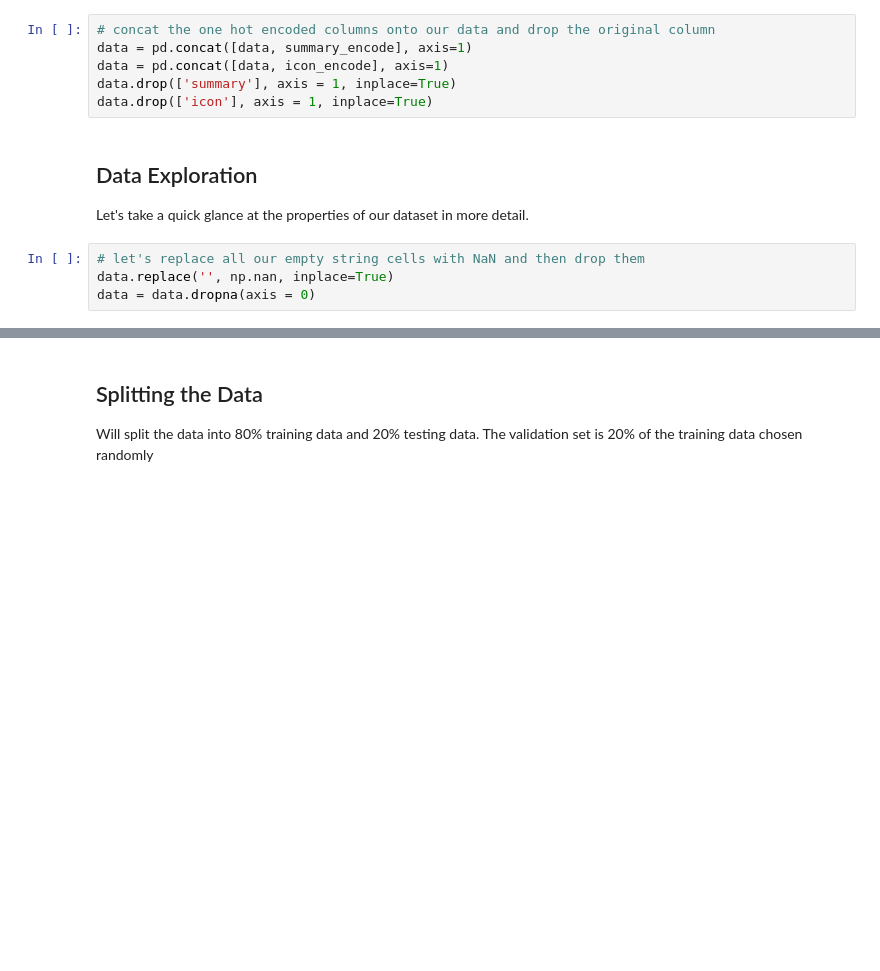
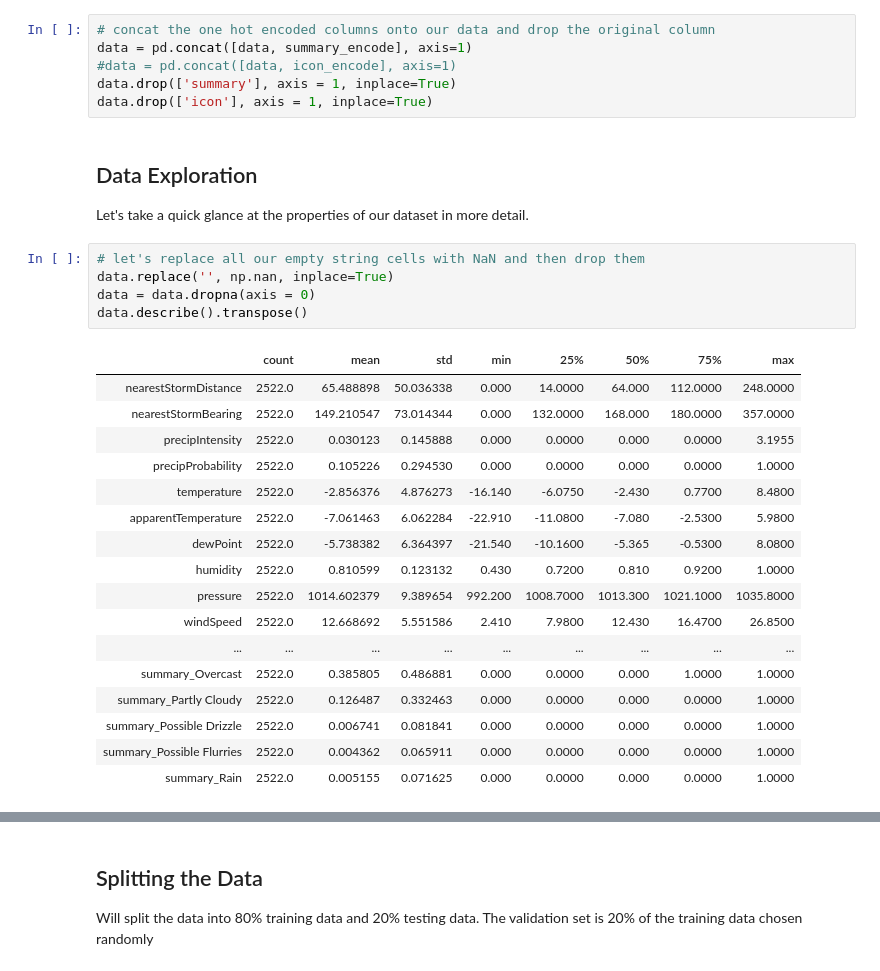
Before and after one commit to cplm98/Indoor-Room-Temperature-Forecasting, a Jupyter notebook: NNARX/NNARX (1).ipynb, the cells around one changed output, grey strips where cells are left out. Drawn from its saved outputs; the diff is of its cells as text; blank space fills up the shorter version.

```diff
--- a/NNARX/NNARX (1).ipynb
+++ b/NNARX/NNARX (1).ipynb
@@ -50,7 +91,7 @@ icon_encode = pd.get_dummies(data.icon, prefix='icon')
 # %%
 # concat the one hot encoded columns onto our data and drop the original column
 data = pd.concat([data, summary_encode], axis=1)
-data = pd.concat([data, icon_encode], axis=1)
+#data = pd.concat([data, icon_encode], axis=1)
 data.drop(['summary'], axis = 1, inplace=True)
 data.drop(['icon'], axis = 1, inplace=True)
 # %% [markdown]
@@ -59,4 +100,23 @@ Let's take a quick glance at the properties of our dataset in more detail.
 # %%
 # let's replace all our empty string cells with NaN and then drop them
 data.replace('', np.nan, inplace=True)
 data = data.dropna(axis = 0)
+data.describe().transpose()
+# %% [output]
+|  | count | mean | std | min | 25% | 50% | 75% | max |
+| nearestStormDistance | 2522.0 | 65.488898 | 50.036338 | 0.000 | 14.0000 | 64.000 | 112.0000 | 248.0000 |
+| nearestStormBearing | 2522.0 | 149.210547 | 73.014344 | 0.000 | 132.0000 | 168.000 | 180.0000 | 357.0000 |
+| precipIntensity | 2522.0 | 0.030123 | 0.145888 | 0.000 | 0.0000 | 0.000 | 0.0000 | 3.1955 |
+| precipProbability | 2522.0 | 0.105226 | 0.294530 | 0.000 | 0.0000 | 0.000 | 0.0000 | 1.0000 |
+| temperature | 2522.0 | -2.856376 | 4.876273 | -16.140 | -6.0750 | -2.430 | 0.7700 | 8.4800 |
+| apparentTemperature | 2522.0 | -7.061463 | 6.062284 | -22.910 | -11.0800 | -7.080 | -2.5300 | 5.9800 |
+| dewPoint | 2522.0 | -5.738382 | 6.364397 | -21.540 | -10.1600 | -5.365 | -0.5300 | 8.0800 |
+| humidity | 2522.0 | 0.810599 | 0.123132 | 0.430 | 0.7200 | 0.810 | 0.9200 | 1.0000 |
+| pressure | 2522.0 | 1014.602379 | 9.389654 | 992.200 | 1008.7000 | 1013.300 | 1021.1000 | 1035.8000 |
+| windSpeed | 2522.0 | 12.668692 | 5.551586 | 2.410 | 7.9800 | 12.430 | 16.4700 | 26.8500 |
+| ... | ... | ... | ... | ... | ... | ... | ... | ... |
+| summary_Overcast | 2522.0 | 0.385805 | 0.486881 | 0.000 | 0.0000 | 0.000 | 1.0000 | 1.0000 |
+| summary_Partly Cloudy | 2522.0 | 0.126487 | 0.332463 | 0.000 | 0.0000 | 0.000 | 0.0000 | 1.0000 |
+| summary_Possible Drizzle | 2522.0 | 0.006741 | 0.081841 | 0.000 | 0.0000 | 0.000 | 0.0000 | 1.0000 |
+| summary_Possible Flurries | 2522.0 | 0.004362 | 0.065911 | 0.000 | 0.0000 | 0.000 | 0.0000 | 1.0000 |
+| summary_Rain | 2522.0 | 0.005155 | 0.071625 | 0.000 | 0.0000 | 0.000 | 0.0000 | 1.0000 |
```
Also changed, not shown: parts of 12 cells of this notebook.
